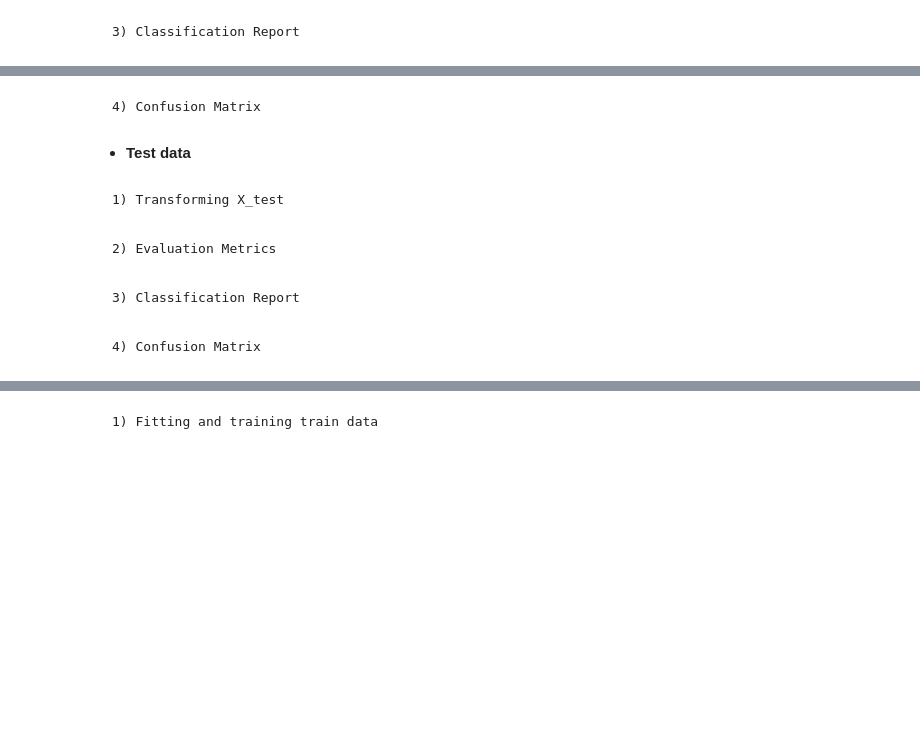
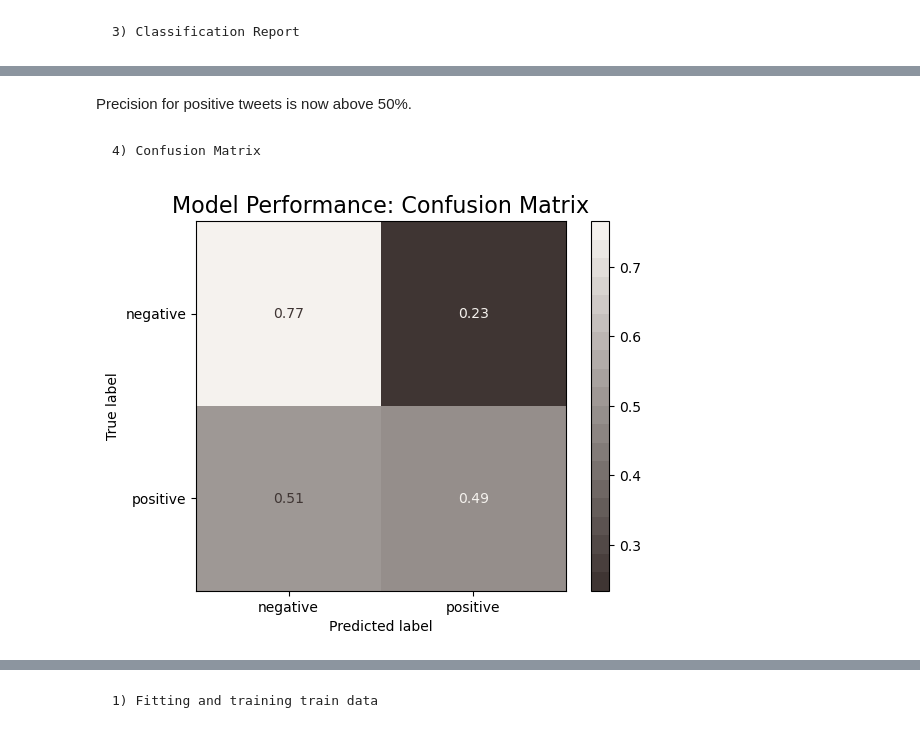
Before and after one commit to AlbaneCM/NLP, a Jupyter notebook: Natural-Language-Processing-Sentiment-Analysis.ipynb, the cells around one changed output, grey strips where cells are left out. Cells and saved outputs as stored; diff of their text form; code cells hidden in the pictures; blank space fills up the shorter version.

Commit message:
best model

```diff
--- a/Natural-Language-Processing-Sentiment-Analysis.ipynb
+++ b/Natural-Language-Processing-Sentiment-Analysis.ipynb
@@ -2035,39 +1869,18 @@ print(new_best_tfidf_params)
 # %% [output]
 {'max_df': 0.7, 'max_features': None, 'min_df': 1, 'ngram_range': (2, 2), 'stop_words': ['i', 'me', 'my', 'myself', 'we', 'our', 'ours', 'ourselves', 'you', "you're", "you've", "you'll", "you'd", 'you ...
 # %%
+# Importing the relevant packages
 from sklearn.tree import DecisionTreeClassifier
 
-# # Best tfidf parameters were defined before
-# best_tfidf_params = {
-#     'max_df': 0.7,
-#     'max_features': None,
-#     'min_df': 1,
-#     'ngram_range': (1, 2),
-#     'stop_words': None,
-#     'sublinear_tf': True}
-
-
-
-gs_pipeline = imblearn.pipeline.Pipeline([
-    ('tfidf', TfidfVectorizer()),
+# Defining the pipeline with new classifier, but the same best parameters
+dt_pipeline = imblearn.pipeline.Pipeline([
+    ('tfidf', TfidfVectorizer(**new_best_tfidf_params)),
     ('us', RandomUnderSampler(random_state=42)),
-    ('classifier', MultinomialNB())
-])
-
-
-# Define the pipeline with the fixed TF-IDF parameters and RandomForestClassifier
-dt_pipeline = Pipeline([
-    ('tfidf', TfidfVectorizer(**new_best_tfidf_params)),
     ('classifier', DecisionTreeClassifier())
 ])
 
-# No need for GridSearchCV for TF-IDF, as parameters are fixed
+# Fitting the pipeline on training data
+dt_pipeline.fit(X_train['tweet_original'], y_train)
 
-# Fit the pipeline on the resampled data
-dt_pipeline.fit(X_resampled['tweet_original'], y_train)
-
-# Transform the full training data using the fixed TF-IDF vectorizer
-X_resampled_dt = dt_pipeline.named_steps['tfidf'].transform(X_train['tweet_original'])
-
-# Fit the RandomForestClassifier on the full training data with manual parameters
-dt_pipeline.named_steps['classifier'].fit(X_resampled_dt, y_resampled)
+# Making predictions on test data
+dt_y_pred = dt_pipeline.predict(X_test['tweet_original'])
@@ -2093,15 +1923,9 @@ cnf_matrix_dt, class_report_dt = class_calculation(dt_pipeline, X_resampled['twe
+# %% [markdown]
+Precision for positive tweets is now above 50%.
 # %% [markdown]
     4) Confusion Matrix
 # %%
-confusion_matrix_display(dt_pipeline, cnf_matrix_dt)
+dt_cfn_matrix = confusion_matrix_display(dt_pipeline, y_test, dt_y_pred)
+# %% [output]
+[figure, added]
-# %% [markdown]
-* **Test data**
-# %% [markdown]
-    1) Transforming X_test
-# %% [markdown]
-    2) Evaluation Metrics
-# %% [markdown]
-    3) Classification Report
-# %% [markdown]
-    4) Confusion Matrix
 # %% [markdown]
```
Also changed, not shown: parts of 100 cells of this notebook, 1 other file.
